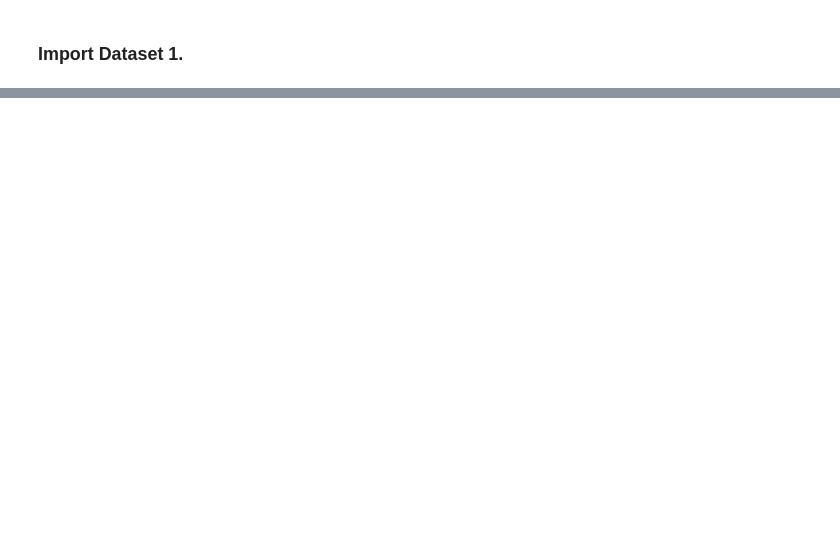
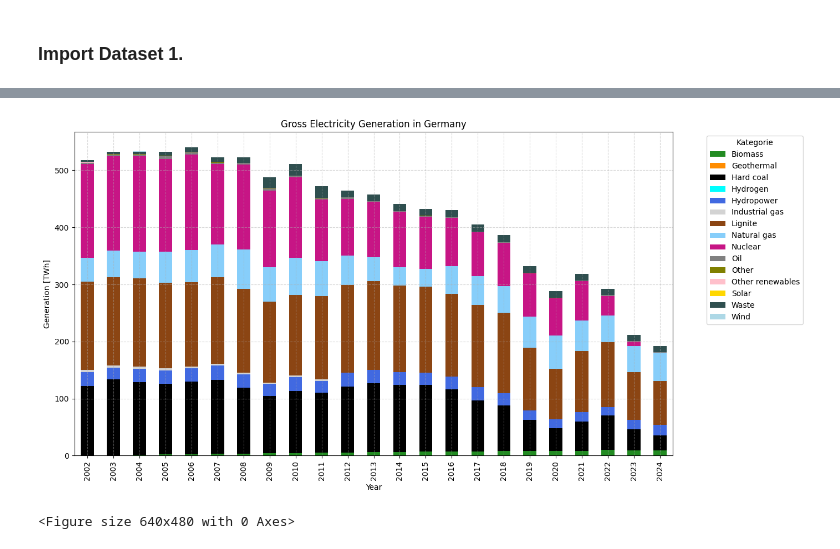
Before and after one commit to SultanGabriel/de_gridmix, a Jupyter notebook: gridmix_destatis.ipynb, the cells around one changed output, grey strips where cells are left out. Cells and saved outputs as stored; diff of their text form; code cells hidden in the pictures; blank space fills up the shorter version.

```diff
--- a/gridmix_destatis.ipynb
+++ b/gridmix_destatis.ipynb
@@ -101,0 +618,26 @@ DF_1.head(20)
+# %%
+# Pivot Plot für DF_3_CATEGORIZED
+pivot_plot_1 = DF_1_CATEGORIZED.pivot_table(index="year", columns="Category", values="value", aggfunc="sum").fillna(0)
+
+# MWh -> TWh Conversion for better readability
+pivot_plot_1 = pivot_plot_1 / 1_000_000
+
+# Farben in Spaltenreihenfolge bringen
+categories_1 = list(pivot_plot_1.columns)
+colors_1 = [COLOR_MAP.get(cat, "gray") for cat in categories_1]
+
+# Plot
+pivot_plot_1.plot(kind="bar", stacked=True, figsize=(14, 7), color=colors_1)
+
+plt.title("Gross Electricity Generation in Germany")
+plt.xlabel("Year")
+plt.ylabel("Generation [TWh]")
+plt.legend(title="Kategorie", bbox_to_anchor=(1.05, 1), loc="upper left")
+plt.grid(True, linestyle="--", alpha=0.5)
+plt.tight_layout()
+plt.show()
+
+plt.savefig(os.path.join(PLOT_DIR, "DF_1.png"))
+# %% [output]
+[figure, added]
+<Figure size 640x480 with 0 Axes>
```
Also changed, not shown: parts of 20 cells of this notebook, 31 other files.
